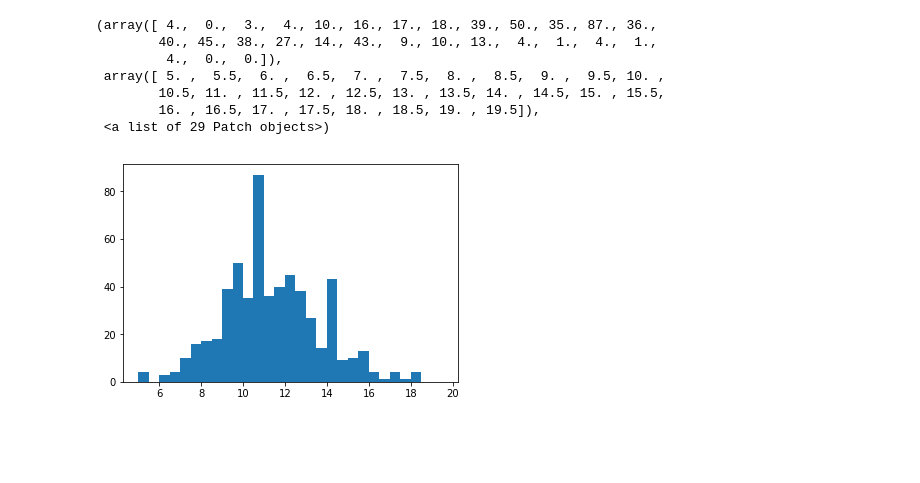
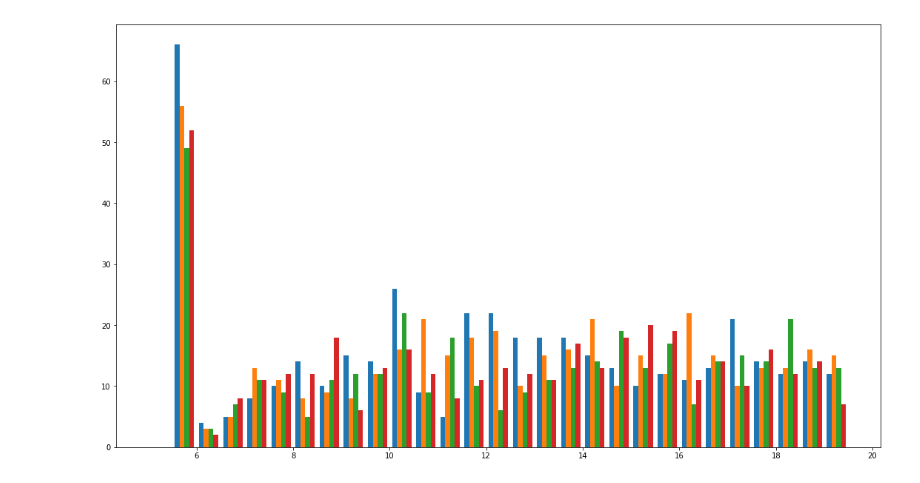
Before and after one commit to magdyksaleh/cs224w_ssm, a Jupyter notebook: notebooks/community.ipynb, the cells around one changed output. Drawn from its saved outputs; the diff is of its cells as text; code cells hidden in the pictures; blank space fills up the shorter version.

```diff
--- a/notebooks/community.ipynb
+++ b/notebooks/community.ipynb
@@ -88,3 +85,10 @@ radii_LS = loadNodeAttr('../data/og_files/LS174T_spatialGraph_RIN.txt')
+# %%
+radii_SW = loadNodeAttr('../data/og_files/SW122_spatialGraph_RIN.txt')
+radii_LS = loadNodeAttr('../data/og_files/LS174T_spatialGraph_RIN.txt')
+pressure_SW = loadNodeAttr('../data/og_files/SW122_spatialGraph_RIN.txt', attr = 'pressure')
+pressure_LS = loadNodeAttr('../data/og_files/LS174T_spatialGraph_RIN.txt', attr = 'pressure')
+flow_SW = loadNodeAttr('../data/og_files/SW122_spatialGraph_RIN.txt', attr = 'flow')
+flow_LS = loadNodeAttr('../data/og_files/LS174T_spatialGraph_RIN.txt', attr = 'flow')
 # %%
 community_radii_LS = defaultdict(list)
 for i,node in enumerate(nidx2clust_LS):
@@ -91,0 +98,4 @@ for i,node in enumerate(nidx2clust_LS):
+# %%
+community_flow_LS = defaultdict(list)
+for i,node in enumerate(nidx2clust_LS):
+    community_flow_LS[node].append(flow_LS[i])
@@ -92,3 +104,7 @@ for i,node in enumerate(nidx2clust_LS):
+# %%
+community_pressure_LS = defaultdict(list)
+for i,node in enumerate(nidx2clust_LS):
+    community_pressure_LS[node].append(pressure_LS[i])
 # %%
 community_radii_SW = defaultdict(list)
 for i,node in enumerate(nidx2clust_SW):
@@ -111,16 +114,9 @@ plt.hist(radii_LS.values(), bins = np.arange(5,20,0.5))
 # %%
-plt.hist(community_radii_LS[0], bins = np.arange(5,20,0.5))
+plt.hist(community_radii_SW.values()[6:10], bins = np.arange(5,20,0.5))
 # plt.gca().set_xscale('log')
-# plt.gcf().set_size_inches(18.5, 10.5)
+plt.gcf().set_size_inches(18.5, 10.5)
 # %% [output]
-(array([ 4.,  0.,  3.,  4., 10., 16., 17., 18., 39., 50., 35., 87., 36.,
-        40., 45., 38., 27., 14., 43.,  9., 10., 13.,  4.,  1.,  4.,  1.,
-         4.,  0.,  0.]),
- array([ 5. ,  5.5,  6. ,  6.5,  7. ,  7.5,  8. ,  8.5,  9. ,  9.5, 10. ,
-        10.5, 11. , 11.5, 12. , 12.5, 13. , 13.5, 14. , 14.5, 15. , 15.5,
-        16. , 16.5, 17. , 17.5, 18. , 18.5, 19. , 19.5]),
- <a list of 29 Patch objects>)
-[figure, old version]
+[figure, new version]
 # %%
 plt.hist(community_radii_LS[1], bins = np.arange(5,20,0.5))
 # plt.gca().set_xscale('log')
```
Also changed, not shown: parts of 9 cells of this notebook, 2 other files.
